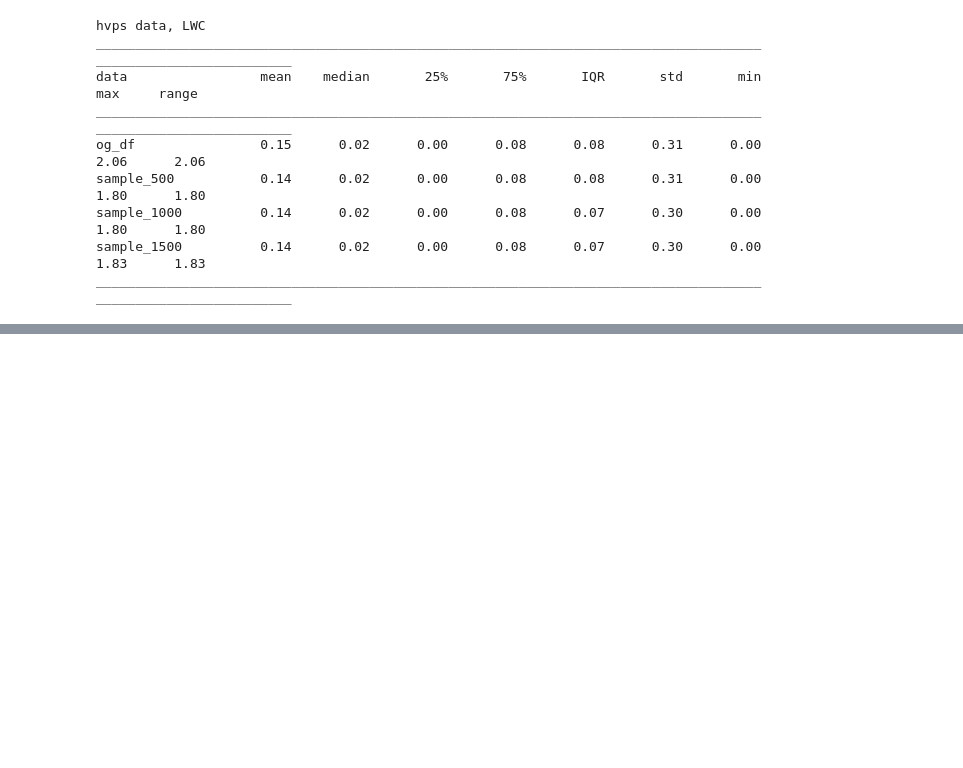
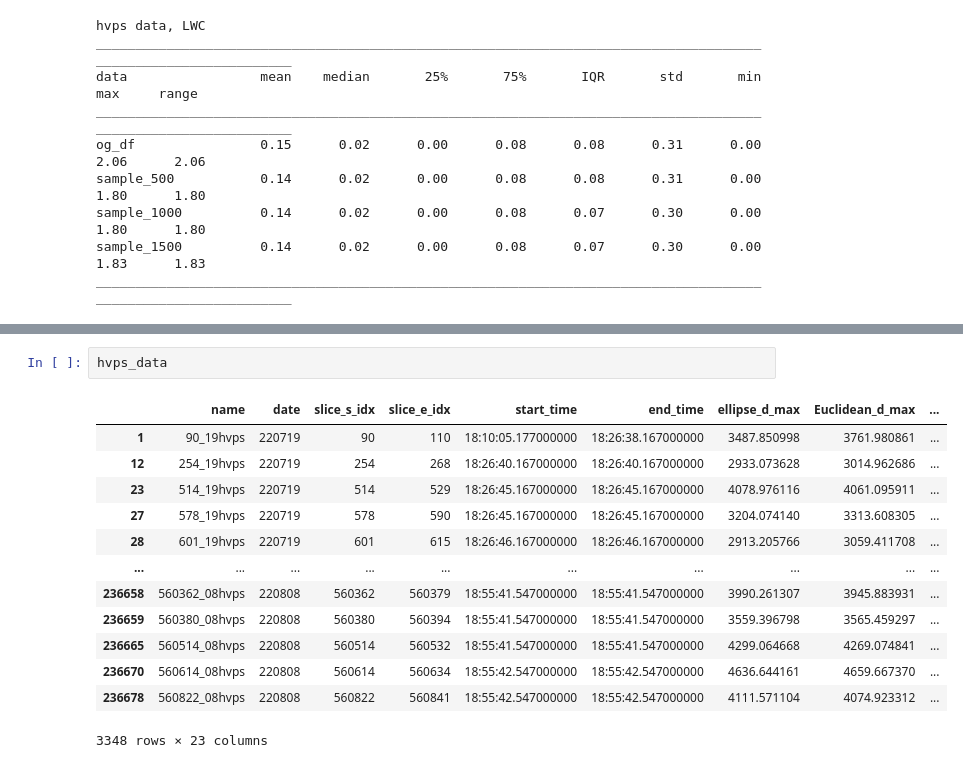
Before and after one commit to ezriri/2DS_code, a Jupyter notebook: random_sampling/doing_random_sample.ipynb, the cells around one changed output, grey strips where cells are left out. Saved outputs shown, nothing was run; the diff lists cells and outputs as text; blank space fills up the shorter version.

```diff
--- a/random_sampling/doing_random_sample.ipynb
+++ b/random_sampling/doing_random_sample.ipynb
@@ -326,0 +351,16 @@ ________________________________________________________________________________
+# %%
+hvps_data
+# %% [output]
+|  | name | date | slice_s_idx | slice_e_idx | start_time | end_time | ellipse_d_max | Euclidean_d_max | ... |
+| 1 | 90_19hvps | 220719 | 90 | 110 | 18:10:05.177000000 | 18:26:38.167000000 | 3487.850998 | 3761.980861 | ... |
+| 12 | 254_19hvps | 220719 | 254 | 268 | 18:26:40.167000000 | 18:26:40.167000000 | 2933.073628 | 3014.962686 | ... |
+| 23 | 514_19hvps | 220719 | 514 | 529 | 18:26:45.167000000 | 18:26:45.167000000 | 4078.976116 | 4061.095911 | ... |
+| 27 | 578_19hvps | 220719 | 578 | 590 | 18:26:45.167000000 | 18:26:45.167000000 | 3204.074140 | 3313.608305 | ... |
+| 28 | 601_19hvps | 220719 | 601 | 615 | 18:26:46.167000000 | 18:26:46.167000000 | 2913.205766 | 3059.411708 | ... |
+| ... | ... | ... | ... | ... | ... | ... | ... | ... | ... |
+| 236658 | 560362_08hvps | 220808 | 560362 | 560379 | 18:55:41.547000000 | 18:55:41.547000000 | 3990.261307 | 3945.883931 | ... |
+| 236659 | 560380_08hvps | 220808 | 560380 | 560394 | 18:55:41.547000000 | 18:55:41.547000000 | 3559.396798 | 3565.459297 | ... |
+| 236665 | 560514_08hvps | 220808 | 560514 | 560532 | 18:55:41.547000000 | 18:55:41.547000000 | 4299.064668 | 4269.074841 | ... |
+| 236670 | 560614_08hvps | 220808 | 560614 | 560634 | 18:55:42.547000000 | 18:55:42.547000000 | 4636.644161 | 4659.667370 | ... |
+| 236678 | 560822_08hvps | 220808 | 560822 | 560841 | 18:55:42.547000000 | 18:55:42.547000000 | 4111.571104 | 4074.923312 | ... |
+3348 rows × 23 columns
```
Also changed, not shown: parts of 4 cells of this notebook.
